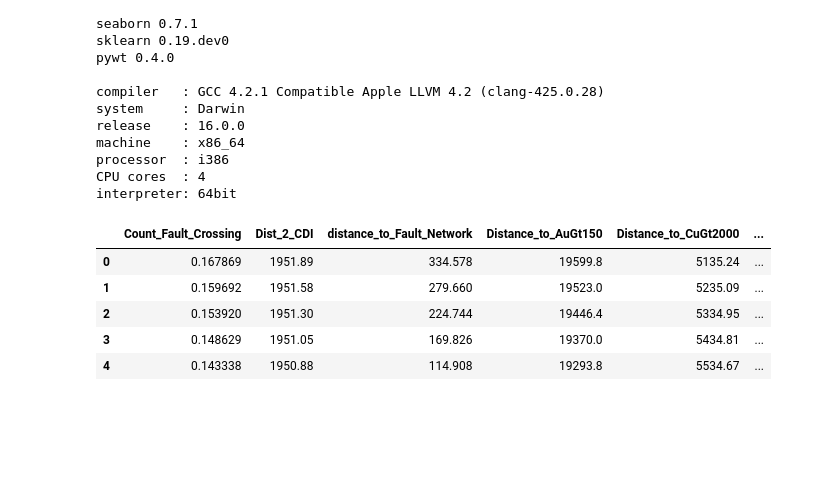
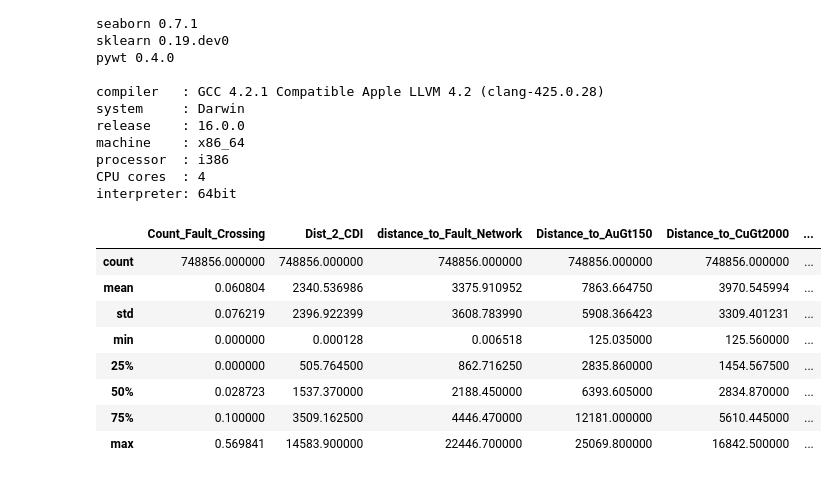
Before and after one commit to lperozzi/Hypercube_vs_ensemble, a Jupyter notebook: 2_classifier_analysis.ipynb, the cells around one changed output. Cells and saved outputs as stored; diff of their text form; code cells hidden in the pictures; blank space fills up the shorter version.

```diff
--- a/2_classifier_analysis.ipynb
+++ b/2_classifier_analysis.ipynb
@@ -33,18 +33,23 @@ from collections import Counter
 inline_rc = dict(mpl.rcParams)
 
 from pandas import set_option
-set_option("display.max_rows", 10)
+set_option("display.max_rows", 20)
 pd.options.mode.chained_assignment = None
 # %%
 dataset_training = pd.read_pickle('data/Dataset_all_training.pkl')
-dataset_training.head()
+# dataset_training.replace(to_replace=-99999, value=np.nan, inplace=True)
+
+dataset_training.describe()
 # %% [output]
 |  | Count_Fault_Crossing | Dist_2_CDI | distance_to_Fault_Network | Distance_to_AuGt150 | Distance_to_CuGt2000 | ... |
-| 0 | 0.167869 | 1951.89 | 334.578 | 19599.8 | 5135.24 | ... |
-| 1 | 0.159692 | 1951.58 | 279.660 | 19523.0 | 5235.09 | ... |
-| 2 | 0.153920 | 1951.30 | 224.744 | 19446.4 | 5334.95 | ... |
-| 3 | 0.148629 | 1951.05 | 169.826 | 19370.0 | 5434.81 | ... |
-| 4 | 0.143338 | 1950.88 | 114.908 | 19293.8 | 5534.67 | ... |
+| count | 748856.000000 | 748856.000000 | 748856.000000 | 748856.000000 | 748856.000000 | ... |
+| mean | 0.060804 | 2340.536986 | 3375.910952 | 7863.664750 | 3970.545994 | ... |
+| std | 0.076219 | 2396.922399 | 3608.783990 | 5908.366423 | 3309.401231 | ... |
+| min | 0.000000 | 0.000128 | 0.006518 | 125.035000 | 125.560000 | ... |
+| 25% | 0.000000 | 505.764500 | 862.716250 | 2835.860000 | 1454.567500 | ... |
+| 50% | 0.028723 | 1537.370000 | 2188.450000 | 6393.605000 | 2834.870000 | ... |
+| 75% | 0.100000 | 3509.162500 | 4446.470000 | 12181.000000 | 5610.445000 | ... |
+| max | 0.569841 | 14583.900000 | 22446.700000 | 25069.800000 | 16842.500000 | ... |
 # %%
 # x = dataset_training.drop(['Outcome','class'], axis=1).values
 x = dataset_training.drop(['Outcome','class','Distance_to_AuGt150','Distance_to_CuGt2000'], axis=1).values
```
Also changed, not shown: parts of 23 cells of this notebook, 1 other file.
